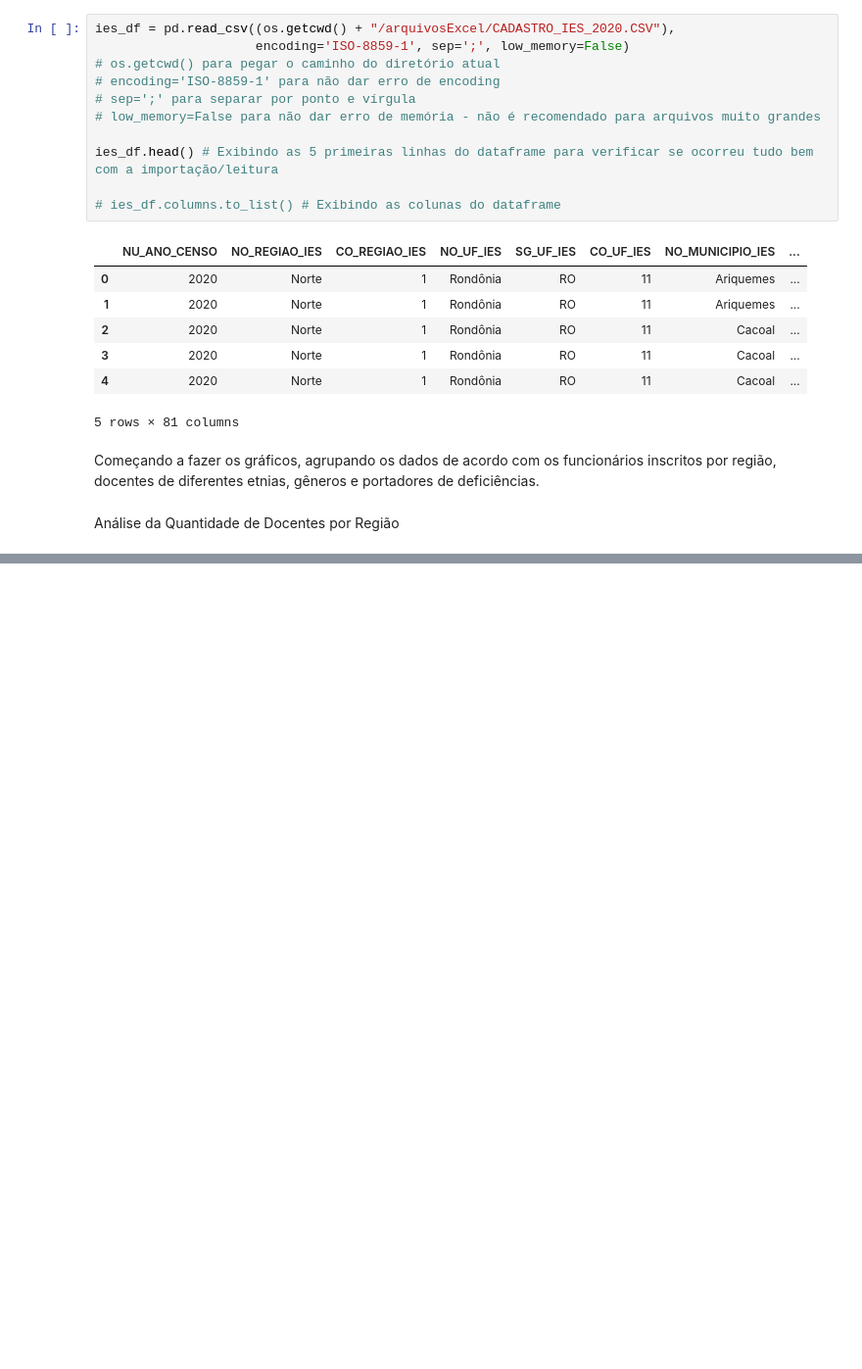
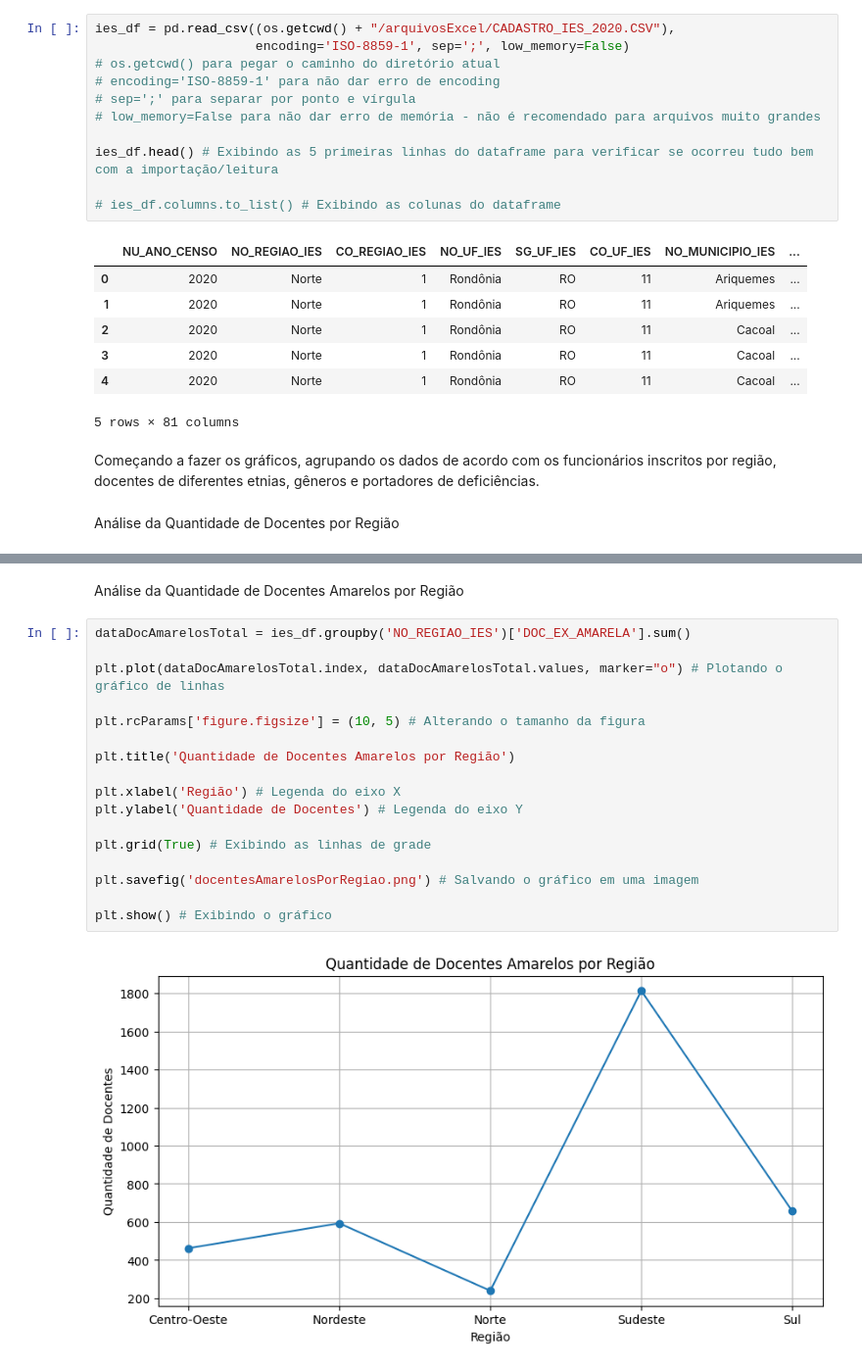
Before and after one commit to luanmenezesmatos/Kick-TrabalhoPython, a Jupyter notebook: script.ipynb, the cells around one changed output, grey strips where cells are left out. Shown at 98% size. Drawn from its saved outputs; the diff is of its cells as text; blank space fills up the shorter version.

```diff
--- a/script.ipynb
+++ b/script.ipynb
@@ -56,0 +102,21 @@ Análise da Quantidade de Docentes Negros por Região
+# %% [markdown]
+Análise da Quantidade de Docentes Amarelos por Região
+# %%
+dataDocAmarelosTotal = ies_df.groupby('NO_REGIAO_IES')['DOC_EX_AMARELA'].sum()
+
+plt.plot(dataDocAmarelosTotal.index, dataDocAmarelosTotal.values, marker="o") # Plotando o gráfico de linhas
+
+plt.rcParams['figure.figsize'] = (10, 5) # Alterando o tamanho da figura
+
+plt.title('Quantidade de Docentes Amarelos por Região')
+
+plt.xlabel('Região') # Legenda do eixo X
+plt.ylabel('Quantidade de Docentes') # Legenda do eixo Y
+
+plt.grid(True) # Exibindo as linhas de grade
+
+plt.savefig('docentesAmarelosPorRegiao.png') # Salvando o gráfico em uma imagem
+
+plt.show() # Exibindo o gráfico
+# %% [output]
+[figure, added]
```
Also changed, not shown: parts of 9 cells of this notebook, 7 other files.
